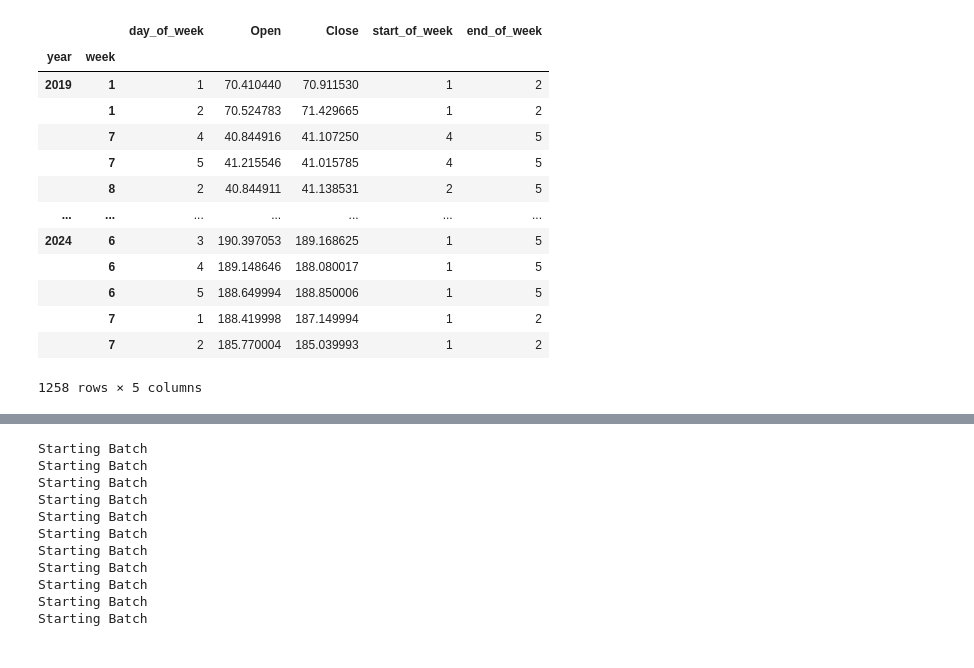
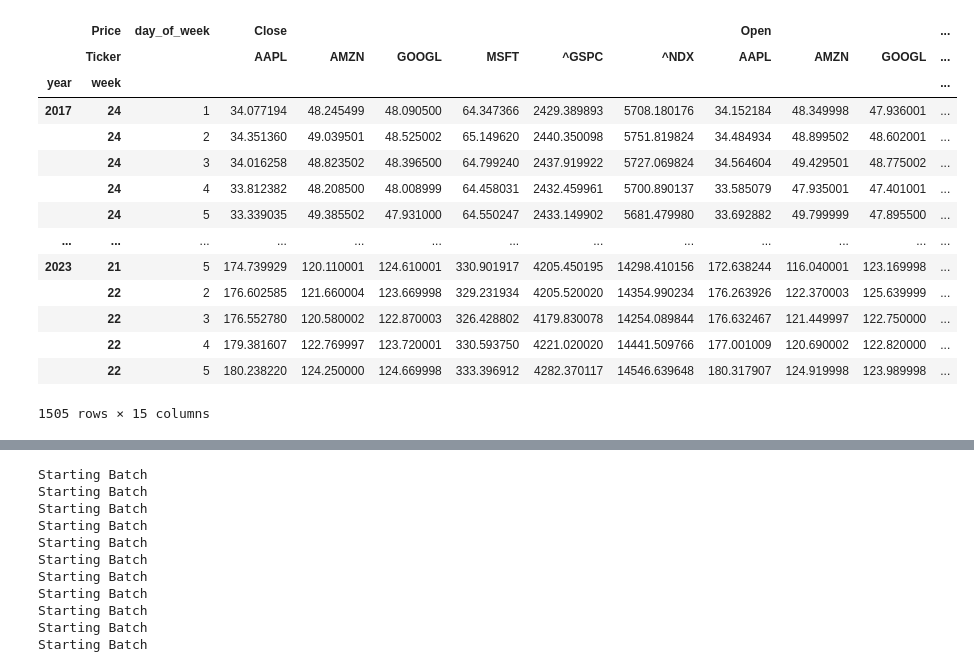
Before and after one commit to amanguptaBay/GPT-Prediciton, a Jupyter notebook: get_stock_movement_predictions.ipynb, the cells around one changed output, grey strips where cells are left out. Drawn from its saved outputs; the diff is of its cells as text; code cells hidden in the pictures.

```diff
--- a/get_stock_movement_predictions.ipynb
+++ b/get_stock_movement_predictions.ipynb
@@ -8,0 +24,3 @@ from openai import RateLimitError
+# %%
+data = pd.read_pickle(".data/stock_data.pickle")
+data
@@ -9,8 +42,5 @@ from openai import RateLimitError
 # %%
-data = pd.read_csv(".data/stock_data.csv").drop(columns=["Unnamed: 0"])
 #data = data.reset_index()
-data["Date"] = data["Date"].apply(lambda x: dateutil.parser.parse(x))
-data["Date"] = data["Date"].dt.date
 data['week'] = data['Date'].apply(lambda x: x.isocalendar()[1])
 data['year'] = data['Date'].apply(lambda x: x.year)
 data['day_of_week'] = data['Date'].apply(lambda x: x.isocalendar()[2])
@@ -34,22 +65,23 @@ data
 # %%
-daily_open_close = data.groupby(by=["year","week","day_of_week"])[["Open","Close"]].mean()
+daily_open_close = data.groupby(by=["year","week","day_of_week"]).mean()[["Close","Open"]]
 open_close = daily_open_close.reset_index("day_of_week")
 grouped = open_close.groupby(by=["year","week"])
-open_close["start_of_week"] = grouped[["day_of_week"]].min()
-open_close["end_of_week"] = grouped[["day_of_week"]].max()
+open_close["start_of_week"] = grouped.min()[["day_of_week"]]
+open_close["end_of_week"] = grouped.max()[["day_of_week"]]
 open_close.sort_values(by = ["year","week","day_of_week"])
 # %% [output]
-|  |  | day_of_week | Open | Close | start_of_week | end_of_week |
-| year | week |  |  |  |  |  |
-| 2019 | 1 | 1 | 70.410440 | 70.911530 | 1 | 2 |
-|  | 1 | 2 | 70.524783 | 71.429665 | 1 | 2 |
-|  | 7 | 4 | 40.844916 | 41.107250 | 4 | 5 |
-|  | 7 | 5 | 41.215546 | 41.015785 | 4 | 5 |
-|  | 8 | 2 | 40.844911 | 41.138531 | 2 | 5 |
-| ... | ... | ... | ... | ... | ... | ... |
-| 2024 | 6 | 3 | 190.397053 | 189.168625 | 1 | 5 |
-|  | 6 | 4 | 189.148646 | 188.080017 | 1 | 5 |
-|  | 6 | 5 | 188.649994 | 188.850006 | 1 | 5 |
-|  | 7 | 1 | 188.419998 | 187.149994 | 1 | 2 |
-|  | 7 | 2 | 185.770004 | 185.039993 | 1 | 2 |
+|  | Price | day_of_week | Close |  |  |  |  |  | Open |  |  | ... |
+|  | Ticker |  | AAPL | AMZN | GOOGL | MSFT | ^GSPC | ^NDX | AAPL | AMZN | GOOGL | ... |
+| year | week |  |  |  |  |  |  |  |  |  |  | ... |
+| 2017 | 24 | 1 | 34.077194 | 48.245499 | 48.090500 | 64.347366 | 2429.389893 | 5708.180176 | 34.152184 | 48.349998 | 47.936001 | ... |
+|  | 24 | 2 | 34.351360 | 49.039501 | 48.525002 | 65.149620 | 2440.350098 | 5751.819824 | 34.484934 | 48.899502 | 48.602001 | ... |
+|  | 24 | 3 | 34.016258 | 48.823502 | 48.396500 | 64.799240 | 2437.919922 | 5727.069824 | 34.564604 | 49.429501 | 48.775002 | ... |
+|  | 24 | 4 | 33.812382 | 48.208500 | 48.008999 | 64.458031 | 2432.459961 | 5700.890137 | 33.585079 | 47.935001 | 47.401001 | ... |
+|  | 24 | 5 | 33.339035 | 49.385502 | 47.931000 | 64.550247 | 2433.149902 | 5681.479980 | 33.692882 | 49.799999 | 47.895500 | ... |
+| ... | ... | ... | ... | ... | ... | ... | ... | ... | ... | ... | ... | ... |
+| 2023 | 21 | 5 | 174.739929 | 120.110001 | 124.610001 | 330.901917 | 4205.450195 | 14298.410156 | 172.638244 | 116.040001 | 123.169998 | ... |
+|  | 22 | 2 | 176.602585 | 121.660004 | 123.669998 | 329.231934 | 4205.520020 | 14354.990234 | 176.263926 | 122.370003 | 125.639999 | ... |
+|  | 22 | 3 | 176.552780 | 120.580002 | 122.870003 | 326.428802 | 4179.830078 | 14254.089844 | 176.632467 | 121.449997 | 122.750000 | ... |
+|  | 22 | 4 | 179.381607 | 122.769997 | 123.720001 | 330.593750 | 4221.020020 | 14441.509766 | 177.001009 | 120.690002 | 122.820000 | ... |
+|  | 22 | 5 | 180.238220 | 124.250000 | 124.669998 | 333.396912 | 4282.370117 | 14546.639648 | 180.317907 | 124.919998 | 123.989998 | ... |
-1258 rows × 5 columns
+1505 rows × 15 columns
```
Also changed, not shown: parts of 15 cells of this notebook, 1 other file.
